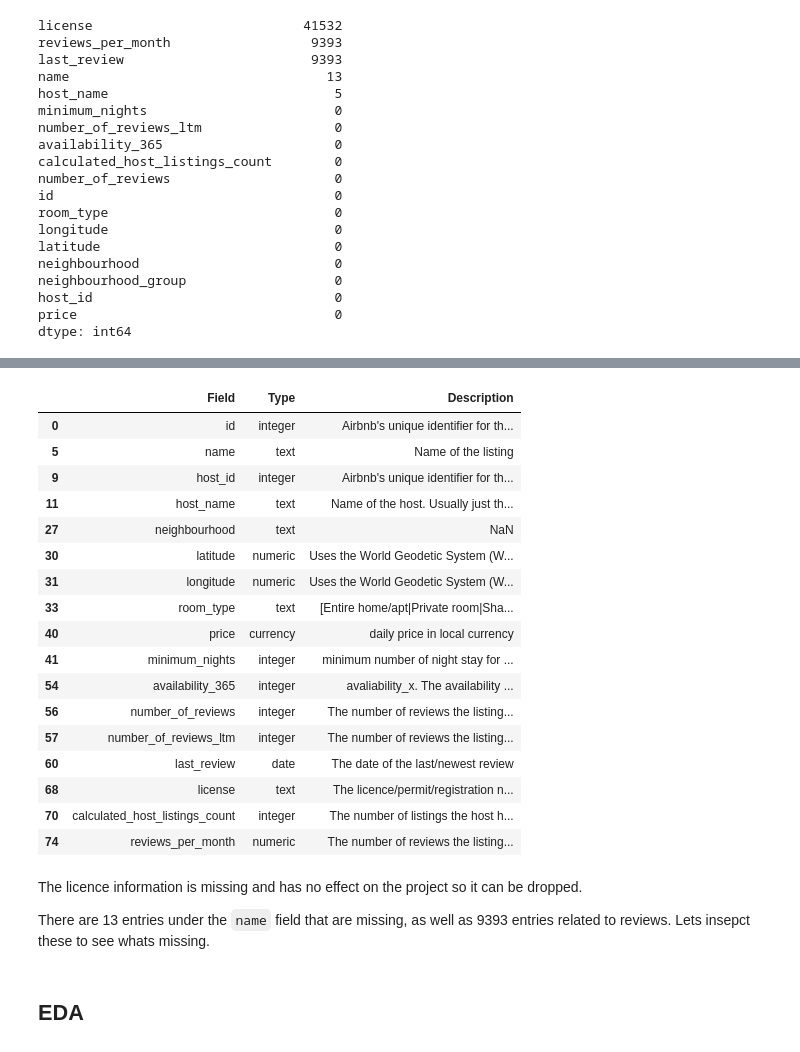
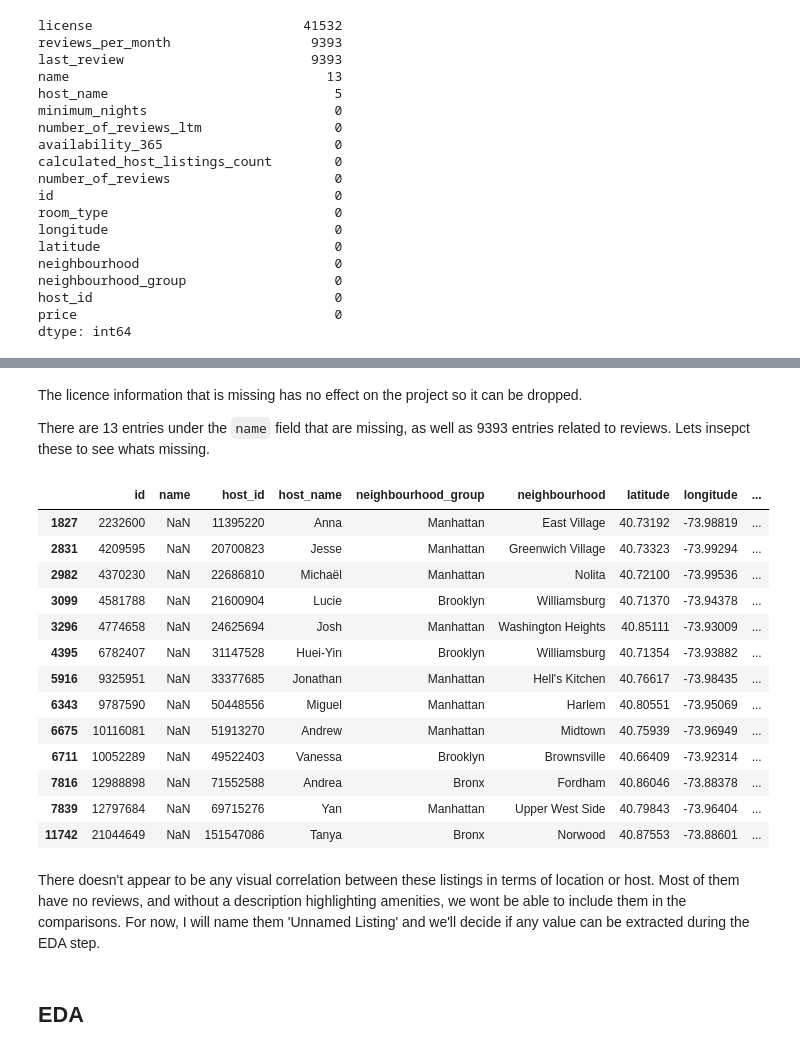
Before and after one commit to n-altawam/Sprinboard, a Jupyter notebook: Capstone 2/data_wrangling.ipynb, the cells around one changed output, grey strips where cells are left out. Saved outputs shown, nothing was run; the diff lists cells and outputs as text; code cells hidden in the pictures.

```diff
--- a/Capstone 2/data_wrangling.ipynb
+++ b/Capstone 2/data_wrangling.ipynb
@@ -77,27 +116,23 @@ labels = labels.reset_index(drop=True).rename_axis(None, axis=1)
-# %%
-# filtering out the columns of interest
-features = list(df.columns)
-labels.loc[labels['Field'].isin(features)]
-# %% [output]
-|  | Field | Type | Description |
-| 0 | id | integer | Airbnb's unique identifier for th... |
-| 5 | name | text | Name of the listing |
-| 9 | host_id | integer | Airbnb's unique identifier for th... |
-| 11 | host_name | text | Name of the host. Usually just th... |
-| 27 | neighbourhood | text | NaN |
-| 30 | latitude | numeric | Uses the World Geodetic System (W... |
-| 31 | longitude | numeric | Uses the World Geodetic System (W... |
-| 33 | room_type | text | [Entire home/apt|Private room|Sha... |
-| 40 | price | currency | daily price in local currency |
-| 41 | minimum_nights | integer | minimum number of night stay for ... |
-| 54 | availability_365 | integer | avaliability_x. The availability ... |
-| 56 | number_of_reviews | integer | The number of reviews the listing... |
-| 57 | number_of_reviews_ltm | integer | The number of reviews the listing... |
-| 60 | last_review | date | The date of the last/newest review |
-| 68 | license | text | The licence/permit/registration n... |
-| 70 | calculated_host_listings_count | integer | The number of listings the host h... |
-| 74 | reviews_per_month | numeric | The number of reviews the listing... |
 # %% [markdown]
-The licence information is missing and has no effect on the project so it can be dropped.
+The licence information that is missing has no effect on the project so it can be dropped.
 
 There are 13 entries under the `name` field that are missing, as well as 9393 entries related to reviews. Lets insepct these to see whats missing.
+# %%
+df[df.name.isna()]
+# %% [output]
+|  | id | name | host_id | host_name | neighbourhood_group | neighbourhood | latitude | longitude | ... |
+| 1827 | 2232600 | NaN | 11395220 | Anna | Manhattan | East Village | 40.73192 | -73.98819 | ... |
+| 2831 | 4209595 | NaN | 20700823 | Jesse | Manhattan | Greenwich Village | 40.73323 | -73.99294 | ... |
+| 2982 | 4370230 | NaN | 22686810 | Michaël | Manhattan | Nolita | 40.72100 | -73.99536 | ... |
+| 3099 | 4581788 | NaN | 21600904 | Lucie | Brooklyn | Williamsburg | 40.71370 | -73.94378 | ... |
+| 3296 | 4774658 | NaN | 24625694 | Josh | Manhattan | Washington Heights | 40.85111 | -73.93009 | ... |
+| 4395 | 6782407 | NaN | 31147528 | Huei-Yin | Brooklyn | Williamsburg | 40.71354 | -73.93882 | ... |
+| 5916 | 9325951 | NaN | 33377685 | Jonathan | Manhattan | Hell's Kitchen | 40.76617 | -73.98435 | ... |
+| 6343 | 9787590 | NaN | 50448556 | Miguel | Manhattan | Harlem | 40.80551 | -73.95069 | ... |
+| 6675 | 10116081 | NaN | 51913270 | Andrew | Manhattan | Midtown | 40.75939 | -73.96949 | ... |
+| 6711 | 10052289 | NaN | 49522403 | Vanessa | Brooklyn | Brownsville | 40.66409 | -73.92314 | ... |
+| 7816 | 12988898 | NaN | 71552588 | Andrea | Bronx | Fordham | 40.86046 | -73.88378 | ... |
+| 7839 | 12797684 | NaN | 69715276 | Yan | Manhattan | Upper West Side | 40.79843 | -73.96404 | ... |
+| 11742 | 21044649 | NaN | 151547086 | Tanya | Bronx | Norwood | 40.87553 | -73.88601 | ... |
+# %% [markdown]
+There doesn't appear to be any visual correlation between these listings in terms of location or host. Most of them have no reviews, and without a description highlighting amenities, we wont be able to include them in the comparisons. For now, I will name them 'Unnamed Listing' and we'll decide if any value can be extracted during the EDA step.
```
Also changed, not shown: parts of 13 cells of this notebook, 1 other file.
